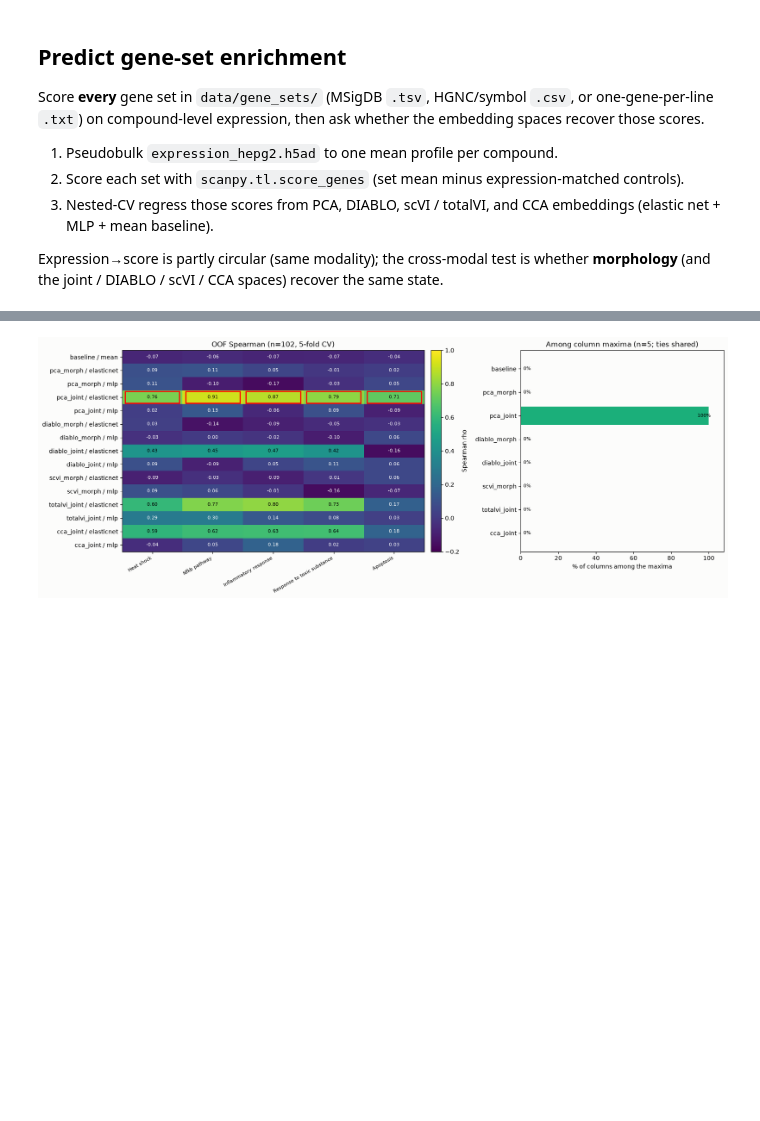
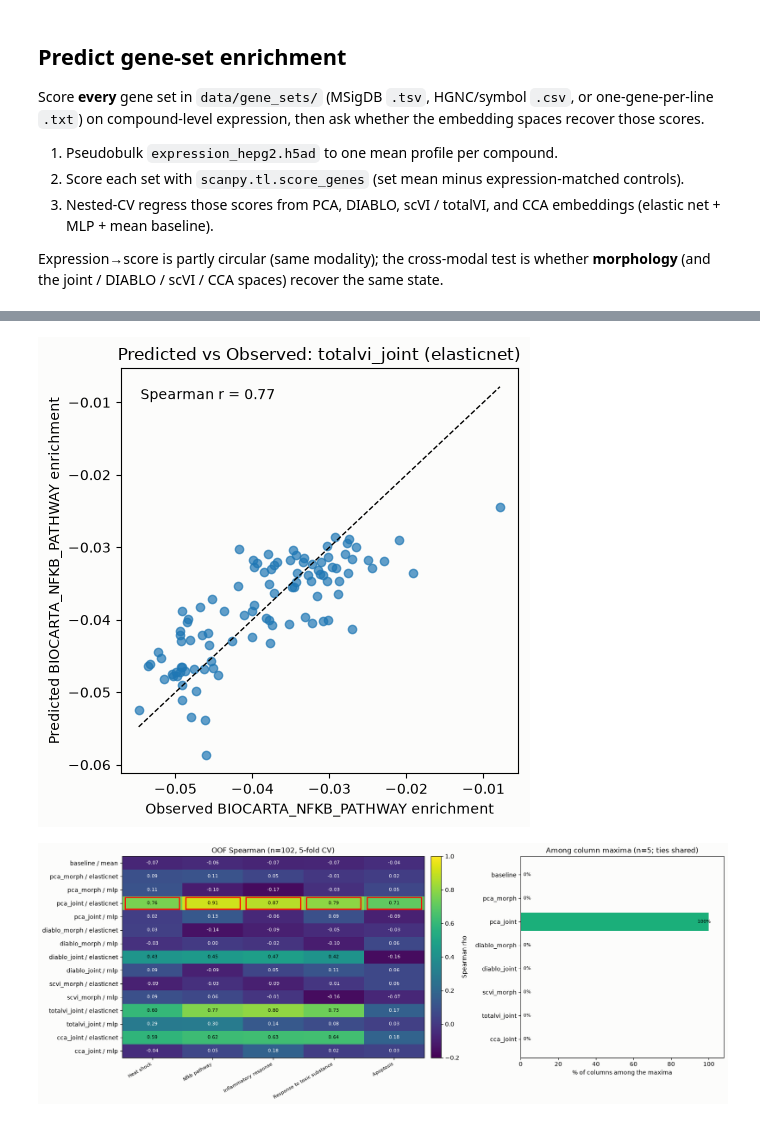
Before and after one commit to Arkkienkeli/hackathon_crossmodal_stream, a Jupyter notebook: OpenScreen/morphology_expression_downstream_tasks.ipynb, the cells around one changed output, grey strips where cells are left out. Saved outputs shown, nothing was run; the diff lists cells and outputs as text; code cells hidden in the pictures; blank space fills up the shorter version.

```diff
--- a/OpenScreen/morphology_expression_downstream_tasks.ipynb
+++ b/OpenScreen/morphology_expression_downstream_tasks.ipynb
@@ -1931,3 +2010,30 @@ OOF Spearman rho:
+# %%
+import scipy
+
+# Pick an example to visualize
+example_target = gs_targets[1]  # first target gene set
+example_space = "totalvi_joint"
+example_model = "elasticnet"
+
+y_true = y_gs[example_target].to_numpy(dtype=float)
+y_pred = gs_oof.get((example_space, example_model, example_target))
+
+if y_pred is not None:
+    plt.figure(figsize=(5, 5))
+    plt.scatter(y_true, y_pred, alpha=0.7)
+    plt.xlabel(f"Observed {example_target} enrichment")
+    plt.ylabel(f"Predicted {example_target} enrichment")
+    plt.title(f"Predicted vs Observed: {example_space} ({example_model})")
+    r, _ = scipy.stats.spearmanr(y_true, y_pred)
+    plt.text(0.05, 0.95, f"Spearman r = {r:.2f}", transform=plt.gca().transAxes,
+             ha="left", va="top")
+    plt.plot([y_true.min(), y_true.max()], [y_true.min(), y_true.max()], "k--", lw=1)
+    plt.tight_layout()
+    plt.show()
+else:
+    print("Could not find predicted values to plot for example.")
+# %% [output]
+[figure, added]
 # %%
 plot_df = geneset_spearman[~geneset_spearman.index.str.contains("gex")]
 
```
Also changed, not shown: parts of 3 cells of this notebook.
